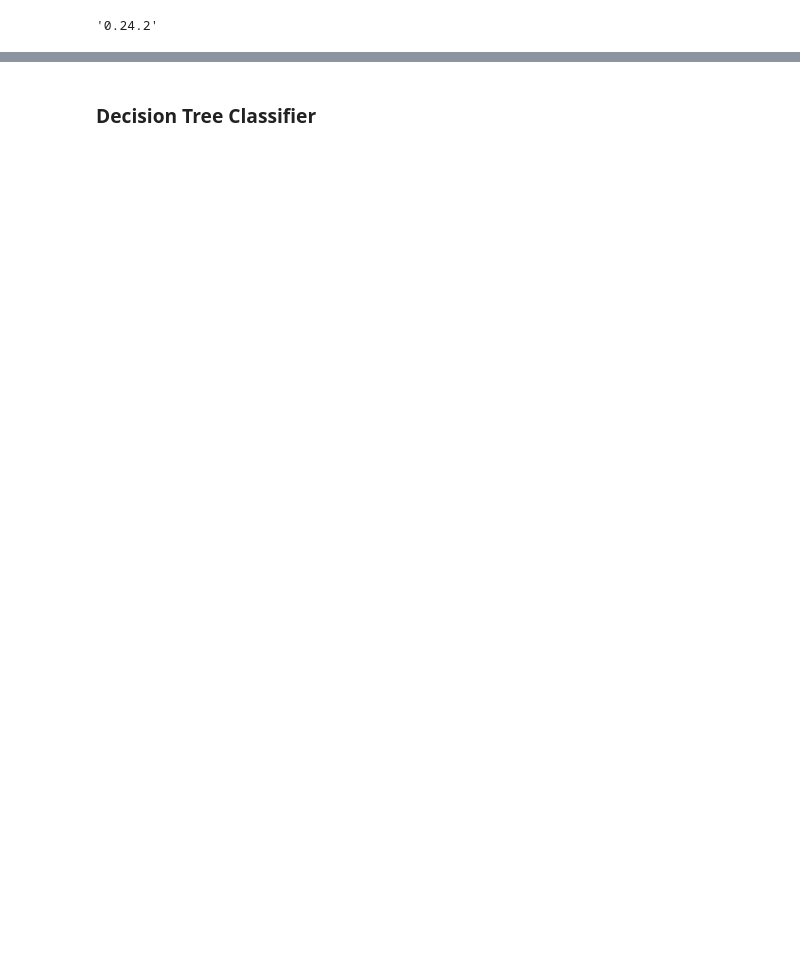
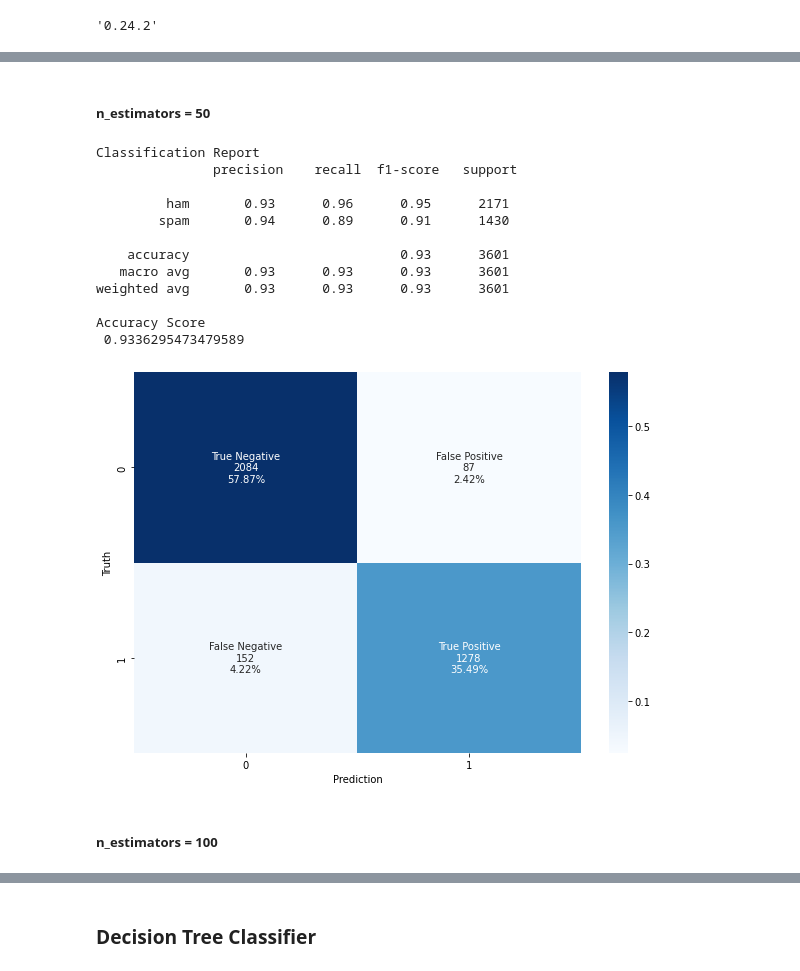
Before and after one commit to BbBot64/Statistics_for_Data_Science, a Jupyter notebook: Project_01/spam_initial_analysis.ipynb, the cells around one changed output, grey strips where cells are left out. Saved outputs shown, nothing was run; the diff lists cells and outputs as text; code cells hidden in the pictures; blank space fills up the shorter version.

```diff
--- a/Project_01/spam_initial_analysis.ipynb
+++ b/Project_01/spam_initial_analysis.ipynb
@@ -213,0 +290,26 @@ def rate_classifier(test_target_data, test_target_predict):
+# %% [markdown]
+##### n_estimators = 50
+# %%
+estimators_50_random_forest = RandomForestClassifier(n_estimators=50)
+# %%
+estimators_50_random_forest = estimators_50_random_forest.fit(spam_train_data, spam_train_target)
+# %%
+estimators_50_random_forest_predict = estimators_50_random_forest.predict(spam_test_data)
+# %%
+rate_classifier(spam_test_target, estimators_50_random_forest_predict)
+# %% [output]
+Classification Report
+               precision    recall  f1-score   support
+
+         ham       0.93      0.96      0.95      2171
+        spam       0.94      0.89      0.91      1430
+
+    accuracy                           0.93      3601
+   macro avg       0.93      0.93      0.93      3601
+weighted avg       0.93      0.93      0.93      3601
+
+Accuracy Score
+ 0.9336295473479589
+[figure, added]
+# %% [markdown]
+##### n_estimators = 100
```
Also changed, not shown: parts of 105 cells of this notebook.
